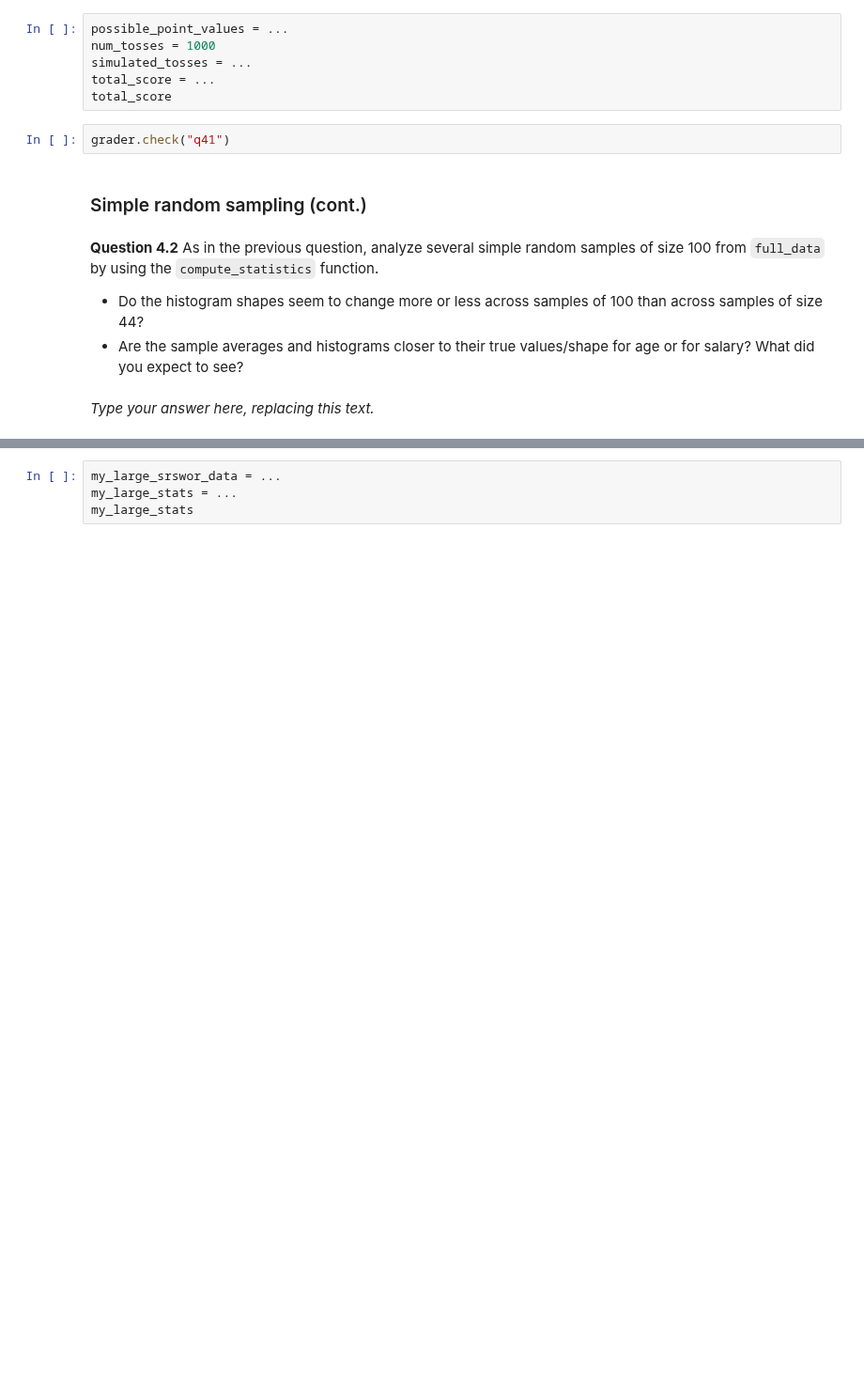
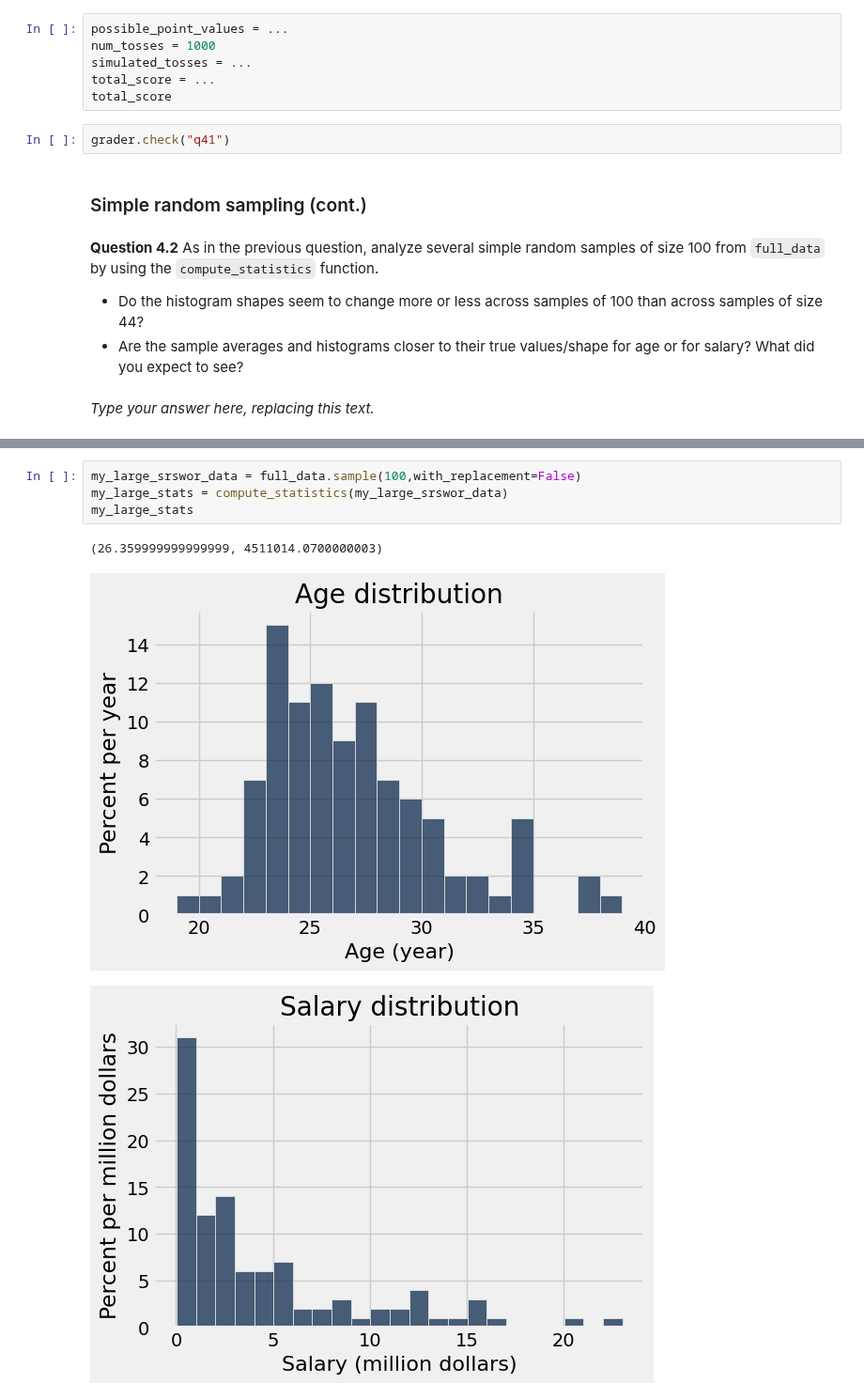
Before and after one commit to MRowe13/24-fall-data1350, a Jupyter notebook: Labs/lab05/lab05.ipynb, the cells around one changed output, grey strips where cells are left out. Shown at 94% size. Cells and saved outputs as stored; diff of their text form; blank space fills up the shorter version.

```diff
--- a/Labs/lab05/lab05.ipynb
+++ b/Labs/lab05/lab05.ipynb
@@ -478,6 +478,10 @@ _Type your answer here, replacing this text._
 # %% [markdown]
 <!-- BEGIN QUESTION -->
 # %%
-my_large_srswor_data = ...
-my_large_stats = ...
+my_large_srswor_data = full_data.sample(100,with_replacement=False)
+my_large_stats = compute_statistics(my_large_srswor_data)
 my_large_stats
+# %% [output]
+(26.359999999999999, 4511014.0700000003)
+[figure, added]
+[figure, added]
```
